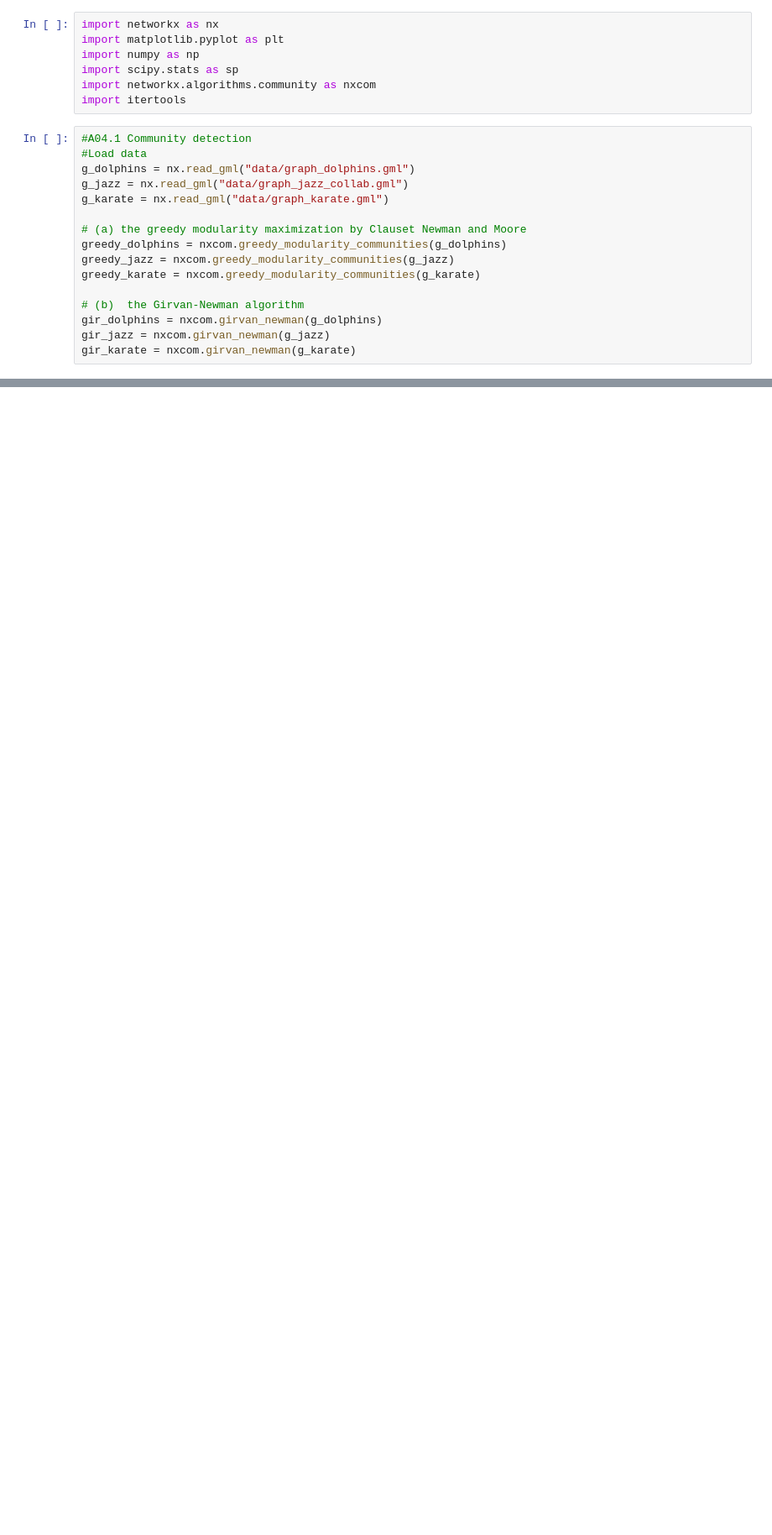
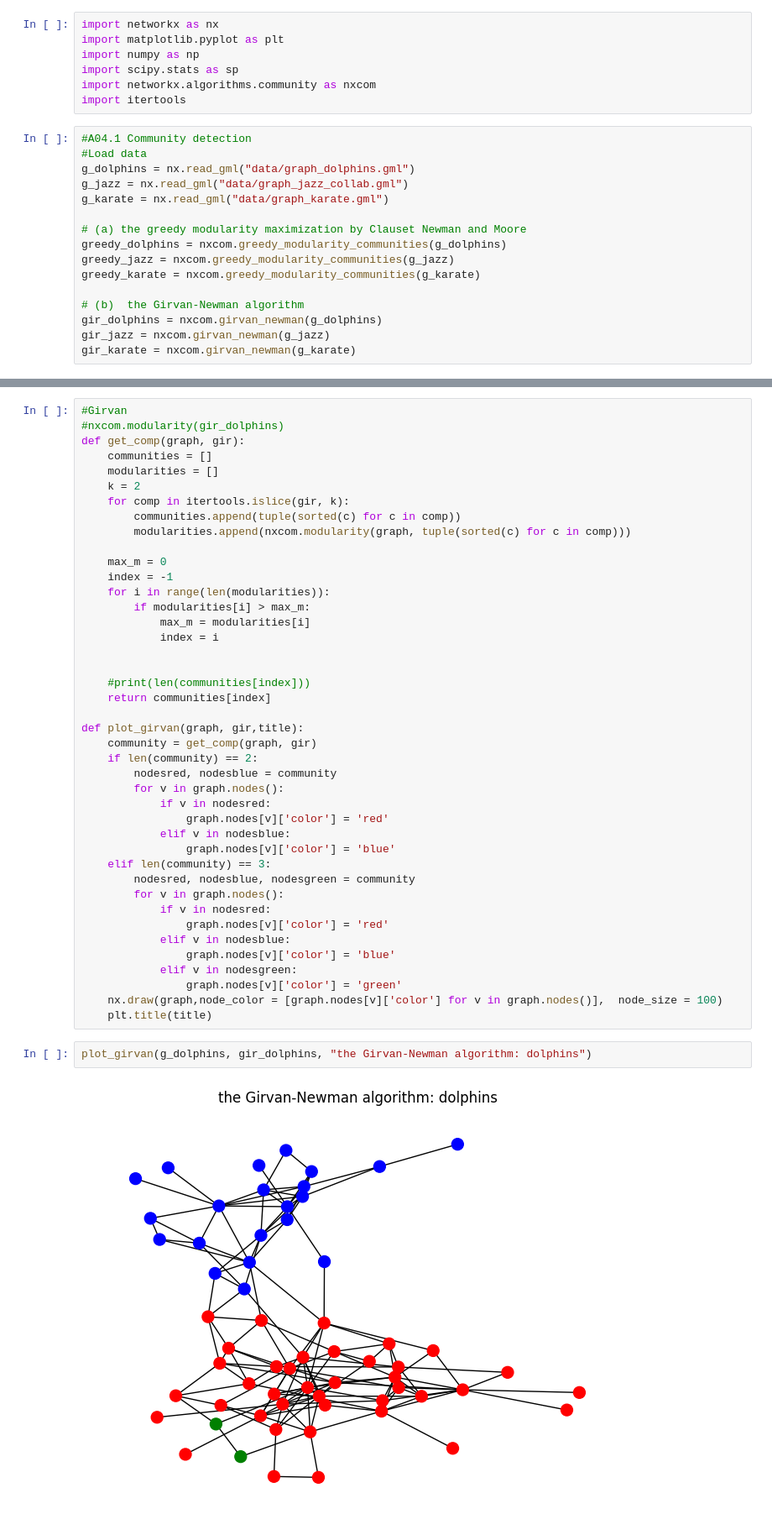
Before and after one commit to huyim/Netsci, a Jupyter notebook: Assi4/Hu_Yiming_EX4.ipynb, the cells around one changed output, grey strips where cells are left out. Shown at 84% size. Cells and saved outputs as stored; diff of their text form; blank space fills up the shorter version.

```diff
--- a/Assi4/Hu_Yiming_EX4.ipynb
+++ b/Assi4/Hu_Yiming_EX4.ipynb
@@ -80,0 +64,46 @@ get_comp(g_dolphins, gir_dolphins)
+# %%
+#Girvan
+#nxcom.modularity(gir_dolphins)
+def get_comp(graph, gir):
+    communities = []
+    modularities = []
+    k = 2
+    for comp in itertools.islice(gir, k):
+        communities.append(tuple(sorted(c) for c in comp))
+        modularities.append(nxcom.modularity(graph, tuple(sorted(c) for c in comp)))
+
+    max_m = 0
+    index = -1
+    for i in range(len(modularities)):
+        if modularities[i] > max_m:
+            max_m = modularities[i]
+            index = i
+
+
+    #print(len(communities[index]))
+    return communities[index]
+
+def plot_girvan(graph, gir,title):
+    community = get_comp(graph, gir)
+    if len(community) == 2:
+        nodesred, nodesblue = community
+        for v in graph.nodes():
+            if v in nodesred:
+                graph.nodes[v]['color'] = 'red'
+            elif v in nodesblue:
+                graph.nodes[v]['color'] = 'blue'
+    elif len(community) == 3:
+        nodesred, nodesblue, nodesgreen = community
+        for v in graph.nodes():
+            if v in nodesred:
+                graph.nodes[v]['color'] = 'red'
+            elif v in nodesblue:
+                graph.nodes[v]['color'] = 'blue'
+            elif v in nodesgreen:
+                graph.nodes[v]['color'] = 'green'
+    nx.draw(graph,node_color = [graph.nodes[v]['color'] for v in graph.nodes()],  node_size = 100)
+    plt.title(title)
+# %%
+plot_girvan(g_dolphins, gir_dolphins, "the Girvan-Newman algorithm: dolphins")
+# %% [output]
+[figure, added]
```
Also changed, not shown: parts of 26 cells of this notebook.
